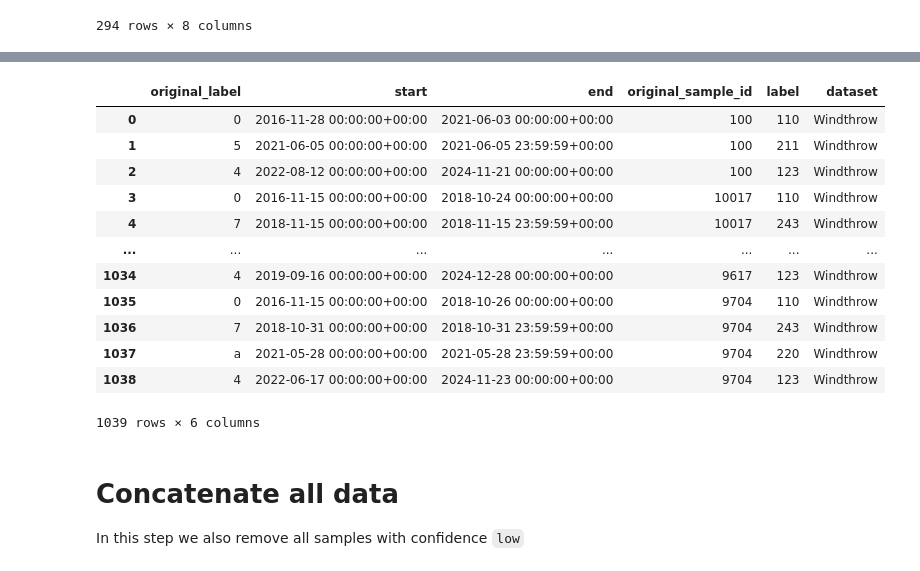
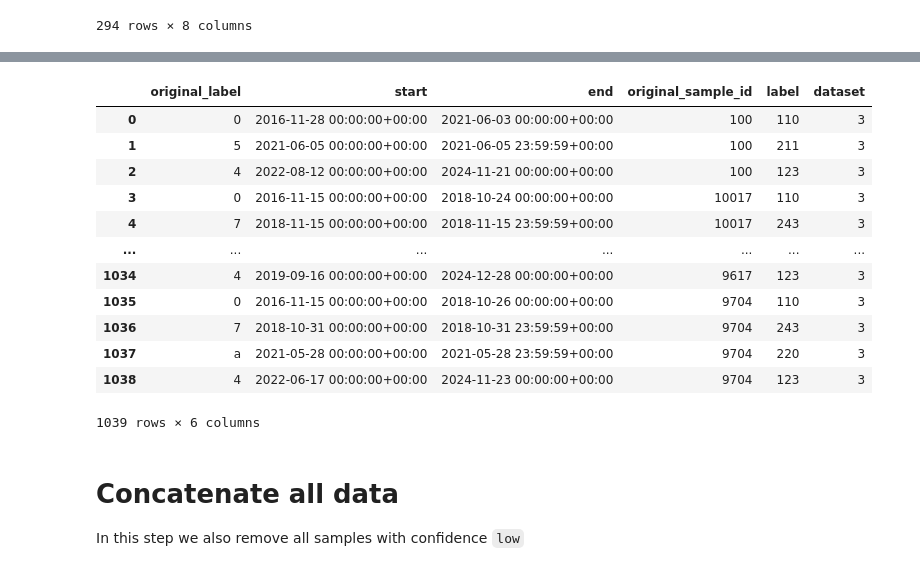
Before and after one commit to JR-DIGITAL/DISFOR, a Jupyter notebook: notebooks/1_homogenize_samples.ipynb, the cells around one changed output, grey strips where cells are left out. Cells and saved outputs as stored; diff of their text form; code cells hidden in the pictures.

```diff
--- a/notebooks/1_homogenize_samples.ipynb
+++ b/notebooks/1_homogenize_samples.ipynb
@@ -62,7 +62,7 @@ labels_schema = pd.DataFrame(
     {
         "sample_id": pd.Series(dtype="uint16[pyarrow]"),
         "original_sample_id": pd.Series(dtype="int64[pyarrow]"),
-        "dataset": pd.Series(dtype="string[pyarrow]"),
+        "dataset": pd.Series(dtype="uint8[pyarrow]"),
         "label": pd.Series(dtype="uint16[pyarrow]"),
         "original_label": pd.Series(dtype="string[pyarrow]"),
         "start": pd.Series(dtype="timestamp[s, tz=UTC][pyarrow]"),
@@ -439,7 +395,7 @@ Index(['Id_poly', 'EventDate', 'StormName', 'EventType', 'Country', 'Area',
        'comment', 'interpret1', 'segments', 'events', 'geometry'],
       dtype='object')
 # %%
-flag_paths_wt = list(Path("../data/windthrow_flags").glob("*.json"))
+flag_paths_wt = list(Path("../flags/windthrow_flags").glob("*.json"))
 raw_wt_labels = flags_to_label_df(flag_paths_wt).with_columns(
     pl.col.original_sample_id.cast(pl.Int32)
 )
@@ -532,27 +488,27 @@ samples_wt
 # %%
 # bring them to start end format as done for the hrvpp calibration set
 labels_wt = (
     raw_wt_labels.with_columns(
         pl.col.original_label.replace_strict(hrvpp_label_mapping).alias("label"),
-        dataset=pl.lit("Windthrow"),
+        dataset=3,
     )
     .to_pandas()
     .astype(labels_schema.dtypes.drop("sample_id"))
 )
 labels_wt
 # %% [output]
 |  | original_label | start | end | original_sample_id | label | dataset |
-| 0 | 0 | 2016-11-28 00:00:00+00:00 | 2021-06-03 00:00:00+00:00 | 100 | 110 | Windthrow |
-| 1 | 5 | 2021-06-05 00:00:00+00:00 | 2021-06-05 23:59:59+00:00 | 100 | 211 | Windthrow |
-| 2 | 4 | 2022-08-12 00:00:00+00:00 | 2024-11-21 00:00:00+00:00 | 100 | 123 | Windthrow |
-| 3 | 0 | 2016-11-15 00:00:00+00:00 | 2018-10-24 00:00:00+00:00 | 10017 | 110 | Windthrow |
-| 4 | 7 | 2018-11-15 00:00:00+00:00 | 2018-11-15 23:59:59+00:00 | 10017 | 243 | Windthrow |
+| 0 | 0 | 2016-11-28 00:00:00+00:00 | 2021-06-03 00:00:00+00:00 | 100 | 110 | 3 |
+| 1 | 5 | 2021-06-05 00:00:00+00:00 | 2021-06-05 23:59:59+00:00 | 100 | 211 | 3 |
+| 2 | 4 | 2022-08-12 00:00:00+00:00 | 2024-11-21 00:00:00+00:00 | 100 | 123 | 3 |
+| 3 | 0 | 2016-11-15 00:00:00+00:00 | 2018-10-24 00:00:00+00:00 | 10017 | 110 | 3 |
+| 4 | 7 | 2018-11-15 00:00:00+00:00 | 2018-11-15 23:59:59+00:00 | 10017 | 243 | 3 |
 | ... | ... | ... | ... | ... | ... | ... |
-| 1034 | 4 | 2019-09-16 00:00:00+00:00 | 2024-12-28 00:00:00+00:00 | 9617 | 123 | Windthrow |
-| 1035 | 0 | 2016-11-15 00:00:00+00:00 | 2018-10-26 00:00:00+00:00 | 9704 | 110 | Windthrow |
-| 1036 | 7 | 2018-10-31 00:00:00+00:00 | 2018-10-31 23:59:59+00:00 | 9704 | 243 | Windthrow |
-| 1037 | a | 2021-05-28 00:00:00+00:00 | 2021-05-28 23:59:59+00:00 | 9704 | 220 | Windthrow |
-| 1038 | 4 | 2022-06-17 00:00:00+00:00 | 2024-11-23 00:00:00+00:00 | 9704 | 123 | Windthrow |
+| 1034 | 4 | 2019-09-16 00:00:00+00:00 | 2024-12-28 00:00:00+00:00 | 9617 | 123 | 3 |
+| 1035 | 0 | 2016-11-15 00:00:00+00:00 | 2018-10-26 00:00:00+00:00 | 9704 | 110 | 3 |
+| 1036 | 7 | 2018-10-31 00:00:00+00:00 | 2018-10-31 23:59:59+00:00 | 9704 | 243 | 3 |
+| 1037 | a | 2021-05-28 00:00:00+00:00 | 2021-05-28 23:59:59+00:00 | 9704 | 220 | 3 |
+| 1038 | 4 | 2022-06-17 00:00:00+00:00 | 2024-11-23 00:00:00+00:00 | 9704 | 123 | 3 |
 1039 rows × 6 columns
 # %% [markdown]
 # Concatenate all data
```
Also changed, not shown: parts of 21 cells of this notebook, 2 other files.
